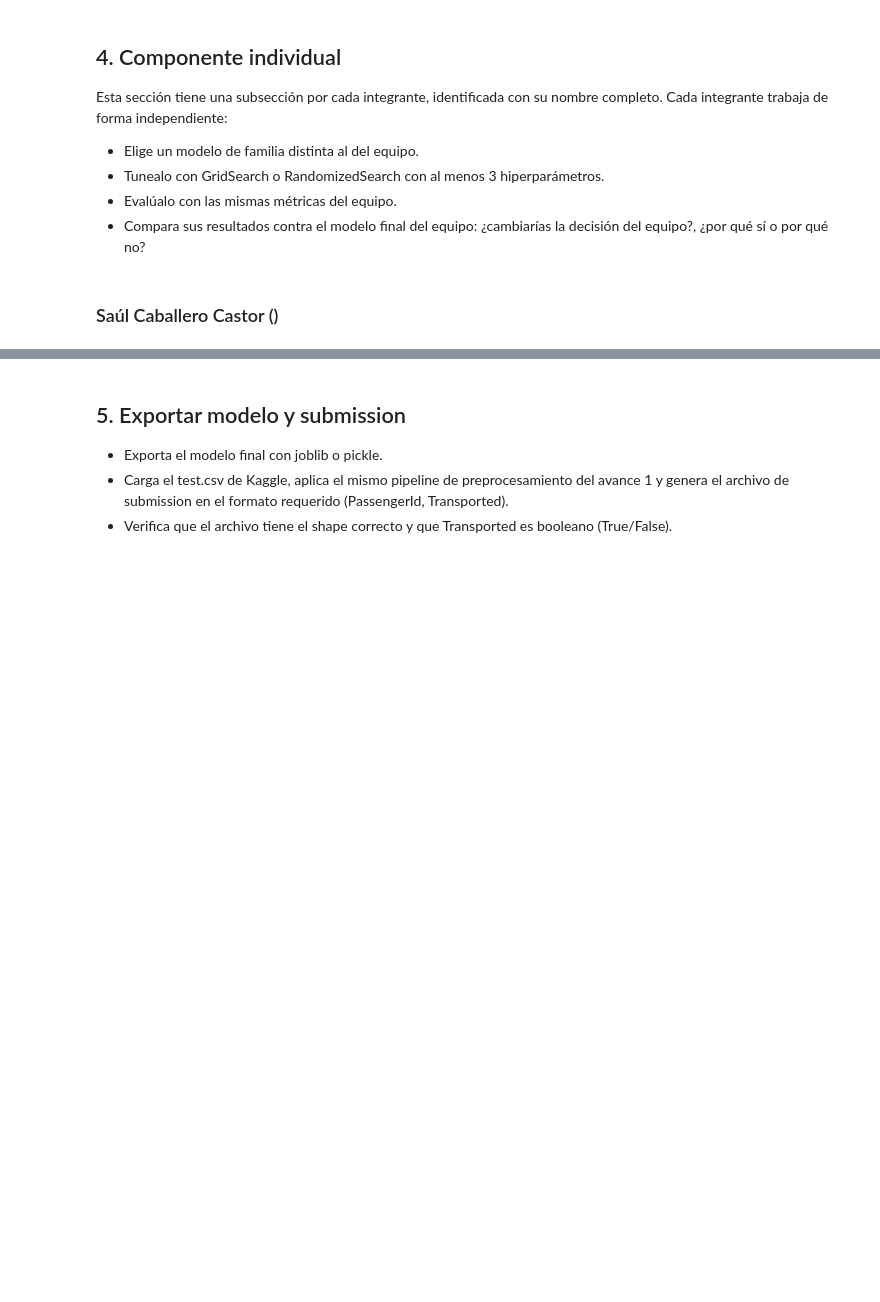
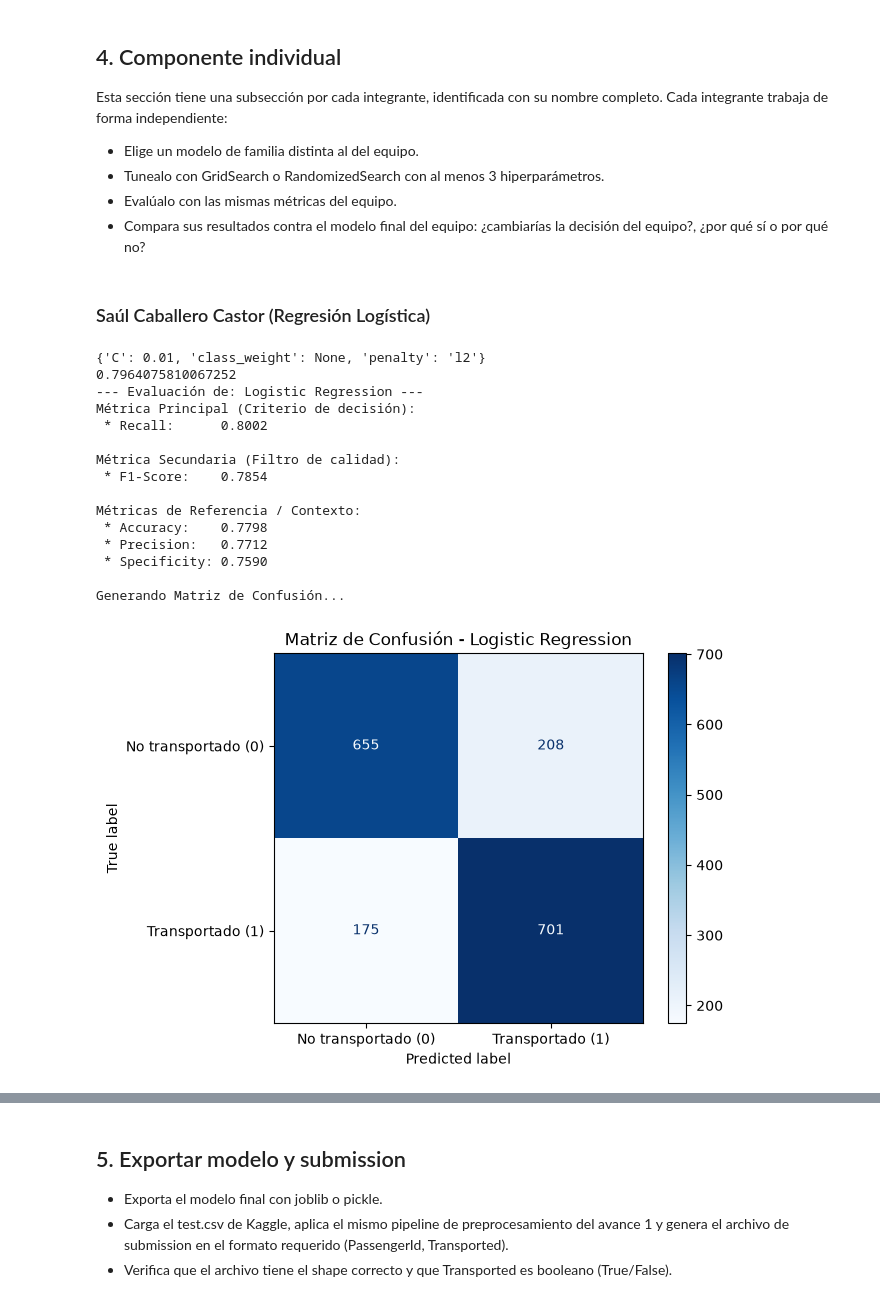
Before and after one commit to A01751347/TC3009-Part1-2026, a Jupyter notebook: notebooks/00-exploracion-y-modelado.ipynb, the cells around one changed output, grey strips where cells are left out. Drawn from its saved outputs; the diff is of its cells as text; code cells hidden in the pictures; blank space fills up the shorter version.

```diff
--- a/notebooks/00-exploracion-y-modelado.ipynb
+++ b/notebooks/00-exploracion-y-modelado.ipynb
@@ -1891,4 +1149,50 @@ Esta sección tiene una subsección por cada integrante, identificada con su nom
 - Evalúalo con las mismas métricas del equipo.
 - Compara sus resultados contra el modelo final del equipo: ¿cambiarías la decisión del equipo?, ¿por qué sí o por qué no?
 # %% [markdown]
-### Saúl Caballero Castor ()
+### Saúl Caballero Castor (Regresión Logística)
+# %%
+from sklearn.linear_model import LogisticRegression
+from sklearn.model_selection import GridSearchCV
+
+params = {
+    'C': [0.01, 0.1, 1, 10, 100],
+    'penalty': ['l1', 'l2'],
+    'class_weight': [None, 'balanced']
+}
+
+model_base = LogisticRegression(solver='liblinear', max_iter=1000, random_state=42)
+
+grid_lr = GridSearchCV(
+    estimator=model_base,
+    param_grid=params,
+    scoring='recall',
+    cv=cv_strategy,
+    n_jobs=-1,
+)
+
+grid_lr.fit(X_train, y_train)
+
+print(grid_lr.best_params_)
+print(grid_lr.best_score_)
+
+best_lr = grid_lr.best_estimator_
+y_pred_lr = best_lr.predict(X_test)
+
+evaluar_spaceship_model(y_test, y_pred_lr, "Logistic Regression")
+# %% [output]
+{'C': 0.01, 'class_weight': None, 'penalty': 'l2'}
+0.7964075810067252
+--- Evaluación de: Logistic Regression ---
+Métrica Principal (Criterio de decisión):
+ * Recall:      0.8002
+
+Métrica Secundaria (Filtro de calidad):
+ * F1-Score:    0.7854
+
+Métricas de Referencia / Contexto:
+ * Accuracy:    0.7798
+ * Precision:   0.7712
+ * Specificity: 0.7590
+
+Generando Matriz de Confusión...
+[figure, added]
```
Also changed, not shown: parts of 89 cells of this notebook, 9 other files.
